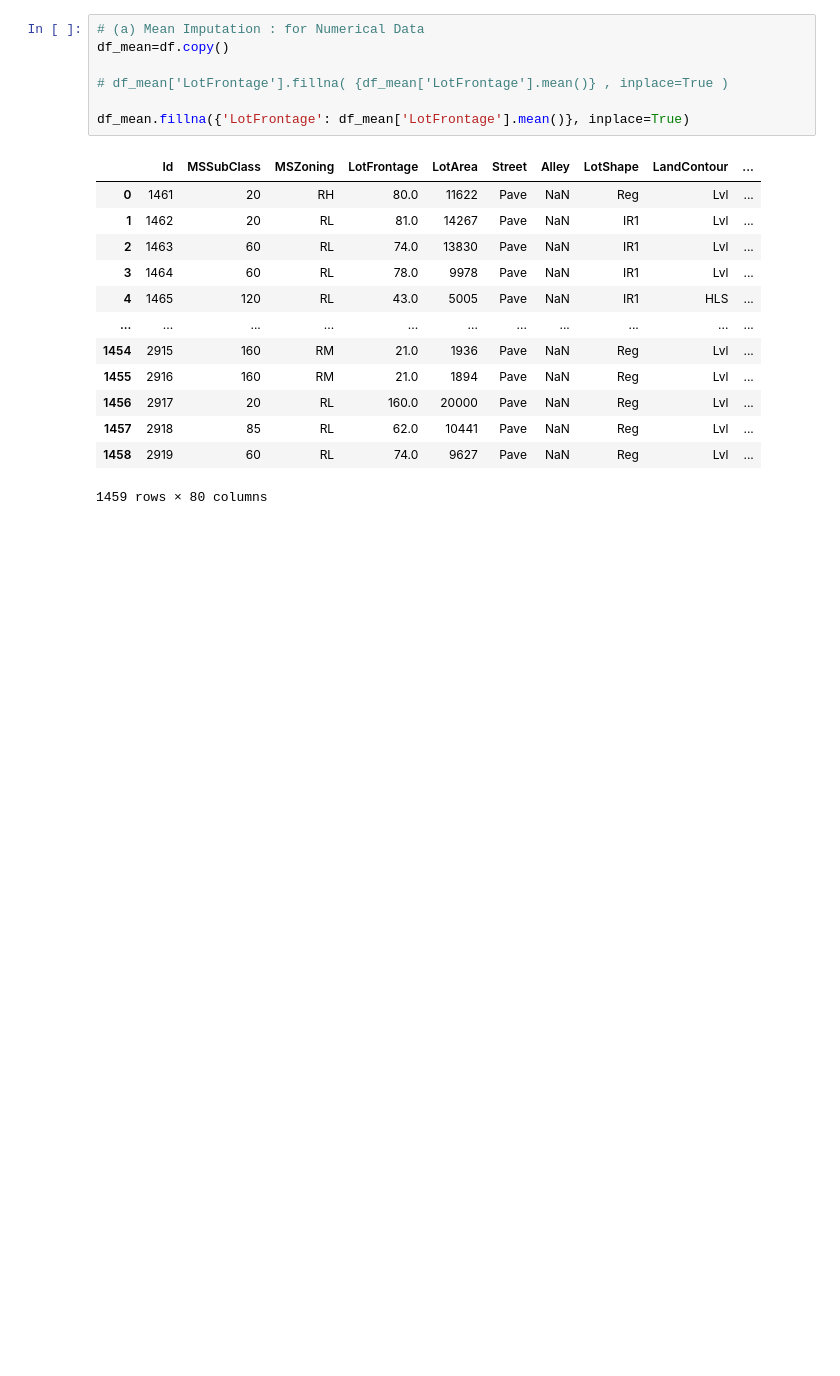
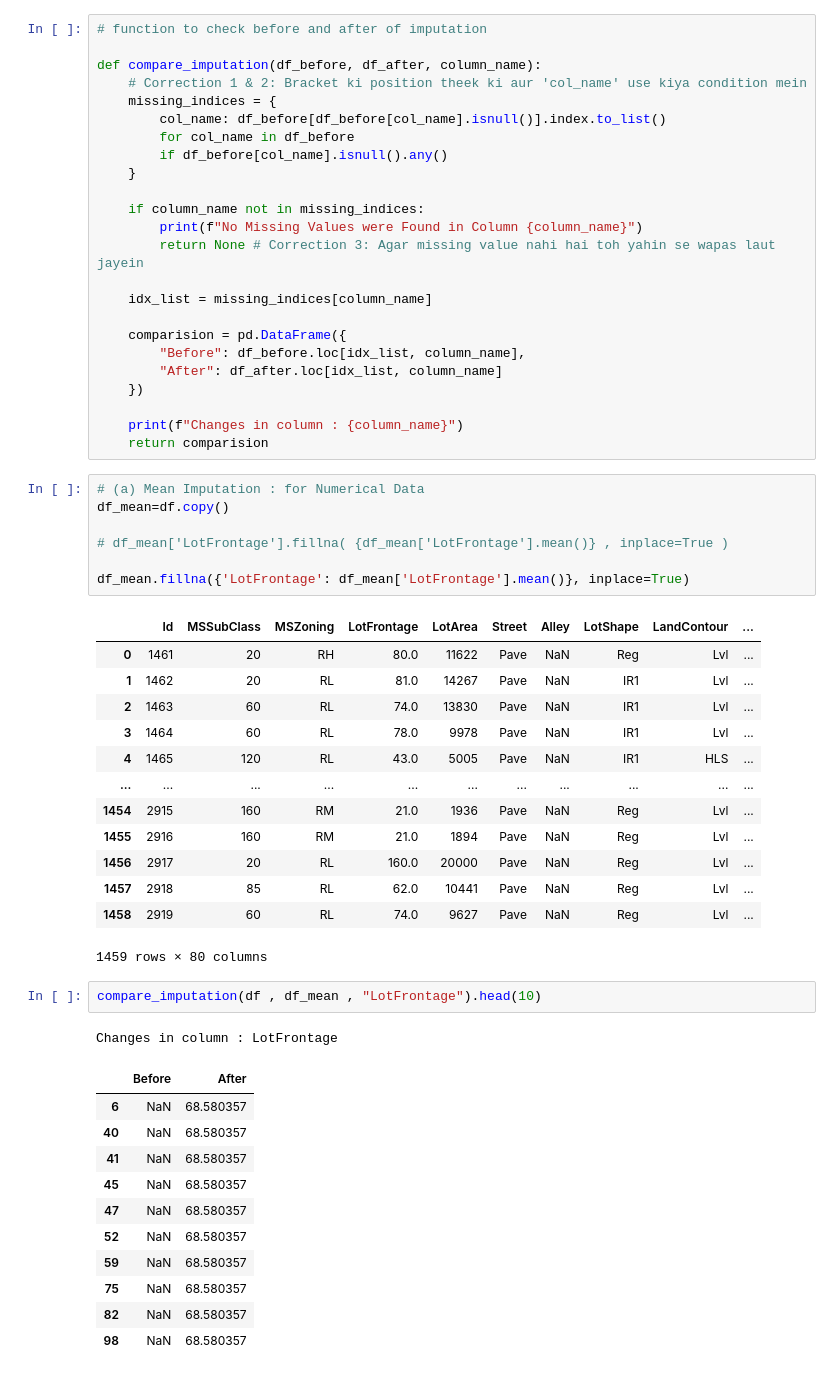
Before and after one commit to Itz-Me-Sumit/Data-Science, a Jupyter notebook: 4_Feature_Engineering/1_Handling_Missing_Values/FE.ipynb, the cells around one changed output. Cells and saved outputs as stored; diff of their text form; blank space fills up the shorter version.

```diff
--- a/4_Feature_Engineering/1_Handling_Missing_Values/FE.ipynb
+++ b/4_Feature_Engineering/1_Handling_Missing_Values/FE.ipynb
@@ -121,6 +121,30 @@ Without NaN:  (0, 80)
 # %% [markdown]
 ### Simple Imputation
 - insted of deleting , we'll fill missing values with estimates
+# %%
+# function to check before and after of imputation
+
+def compare_imputation(df_before, df_after, column_name):
+    # Correction 1 & 2: Bracket ki position theek ki aur 'col_name' use kiya condition mein
+    missing_indices = {
+        col_name: df_before[df_before[col_name].isnull()].index.to_list()
+        for col_name in df_before
+        if df_before[col_name].isnull().any()
+    }
+
+    if column_name not in missing_indices:
+        print(f"No Missing Values were Found in Column {column_name}")
+        return None # Correction 3: Agar missing value nahi hai toh yahin se wapas laut jayein
+
+    idx_list = missing_indices[column_name]
+
+    comparision = pd.DataFrame({
+        "Before": df_before.loc[idx_list, column_name],
+        "After": df_after.loc[idx_list, column_name]
+    })
+
+    print(f"Changes in column : {column_name}")
+    return comparision
 # %%
 # (a) Mean Imputation : for Numerical Data
 df_mean=df.copy()
@@ -142,3 +166,18 @@ df_mean.fillna({'LotFrontage': df_mean['LotFrontage'].mean()}, inplace=True)
 | 1457 | 2918 | 85 | RL | 62.0 | 10441 | Pave | NaN | Reg | Lvl | ... |
 | 1458 | 2919 | 60 | RL | 74.0 | 9627 | Pave | NaN | Reg | Lvl | ... |
 1459 rows × 80 columns
+# %%
+compare_imputation(df , df_mean , "LotFrontage").head(10)
+# %% [output]
+Changes in column : LotFrontage
+|  | Before | After |
+| 6 | NaN | 68.580357 |
+| 40 | NaN | 68.580357 |
+| 41 | NaN | 68.580357 |
+| 45 | NaN | 68.580357 |
+| 47 | NaN | 68.580357 |
+| 52 | NaN | 68.580357 |
+| 59 | NaN | 68.580357 |
+| 75 | NaN | 68.580357 |
+| 82 | NaN | 68.580357 |
+| 98 | NaN | 68.580357 |
```
Also changed, not shown: 5 other files.
